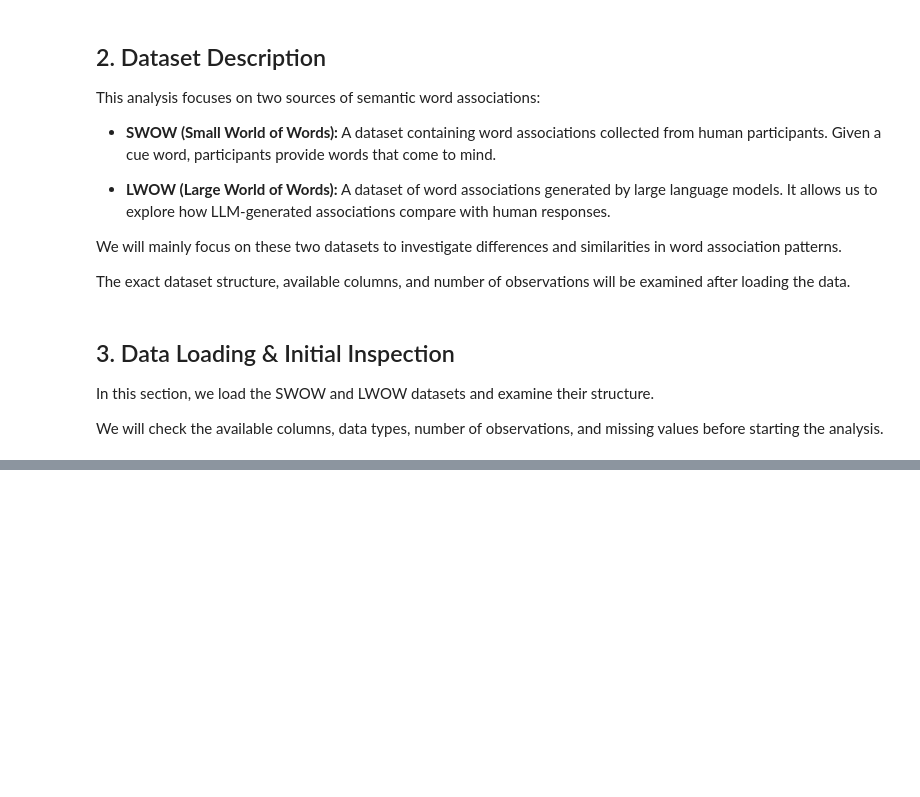
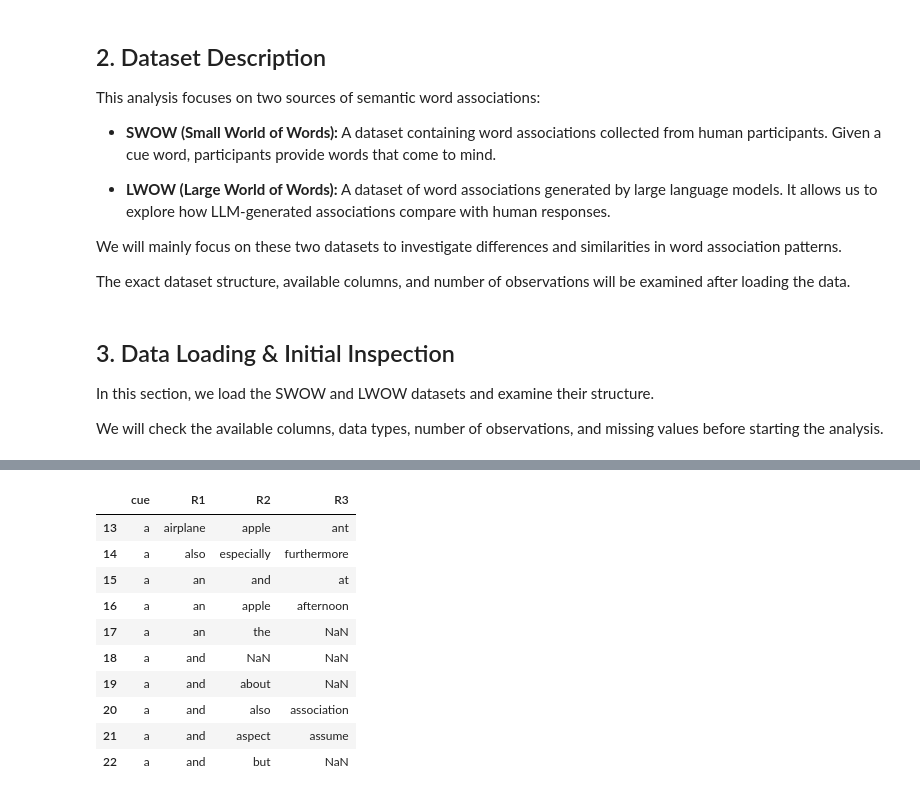
Before and after one commit to domnudragota/llm-eda, a Jupyter notebook: EDA_llm_cognition.ipynb, the cells around one changed output, grey strips where cells are left out. Saved outputs shown, nothing was run; the diff lists cells and outputs as text; code cells hidden in the pictures; blank space fills up the shorter version.

```diff
--- a/EDA_llm_cognition.ipynb
+++ b/EDA_llm_cognition.ipynb
@@ -52,0 +225,18 @@ pd.set_option("display.max_colwidth", 100)
+# %%
+
+# show the first rows containing at least one valid response
+display(
+    mistral.dropna(subset=["R1", "R2", "R3"], how="all").head(10)
+)
+# %% [output]
+|  | cue | R1 | R2 | R3 |
+| 13 | a | airplane | apple | ant |
+| 14 | a | also | especially | furthermore |
+| 15 | a | an | and | at |
+| 16 | a | an | apple | afternoon |
+| 17 | a | an | the | NaN |
+| 18 | a | and | NaN | NaN |
+| 19 | a | and | about | NaN |
+| 20 | a | and | also | association |
+| 21 | a | and | aspect | assume |
+| 22 | a | and | but | NaN |
```
Also changed, not shown: parts of 20 cells of this notebook.
